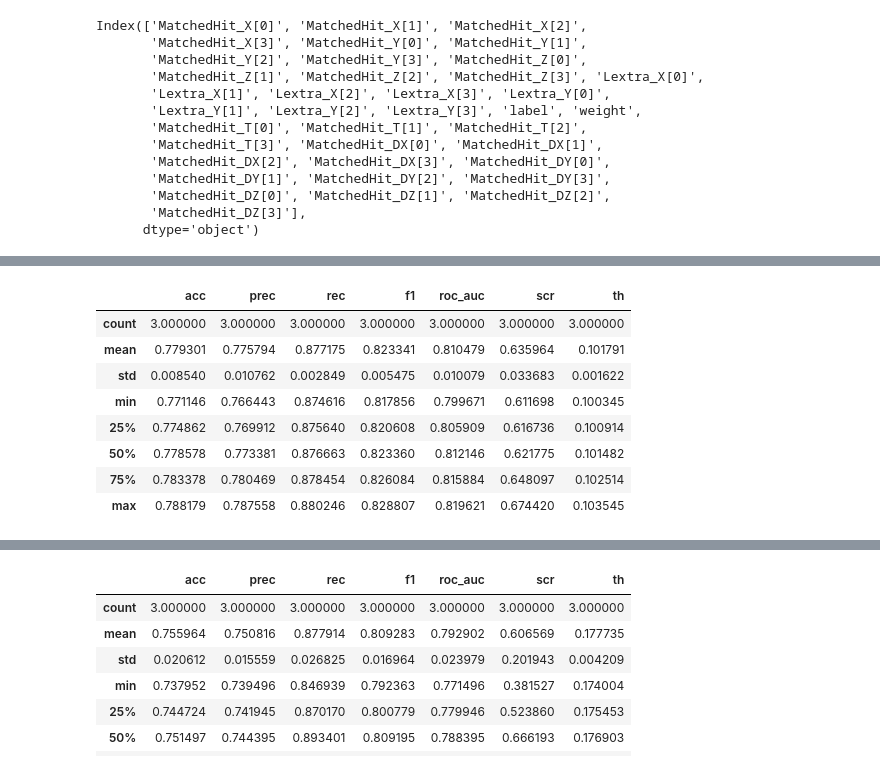
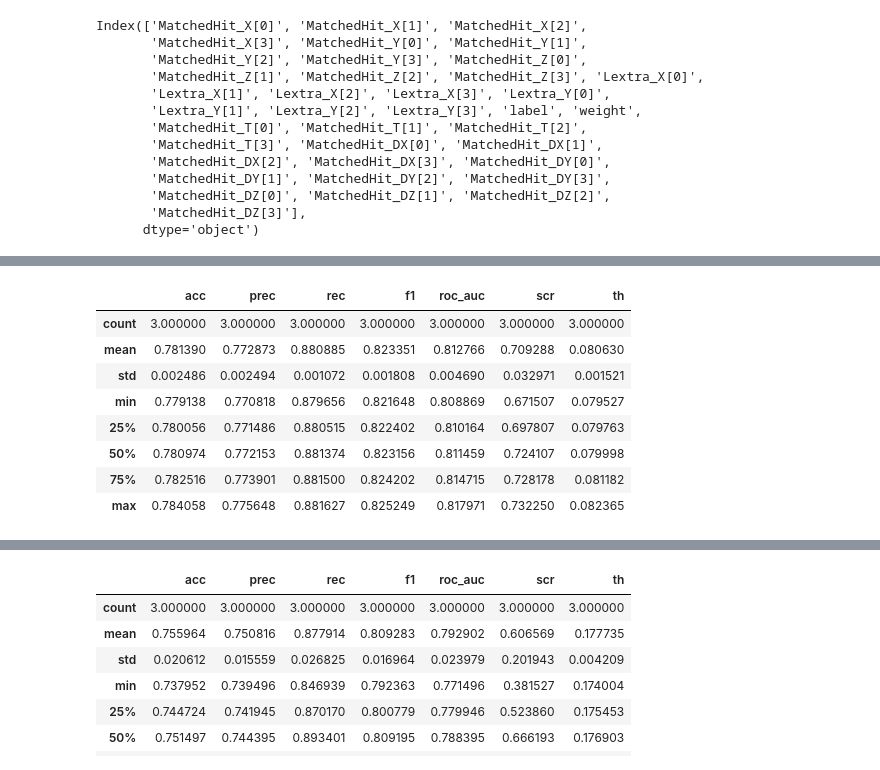
Before and after one commit to almaslov/idao2019, a Jupyter notebook: 09_foi.ipynb, the cells around one changed output, grey strips where cells are left out. Saved outputs shown, nothing was run; the diff lists cells and outputs as text; code cells hidden in the pictures.

```diff
--- a/09_foi.ipynb
+++ b/09_foi.ipynb
@@ -129,15 +129,12 @@ def create_pdfs(data):
         pdf, _ = np.histogram(dts[i], bins=bins)
         pdfs.append(pdf)
 
-    return pdfs, bins
+    cdfs = [np.cumsum(pdf) for pdf in pdfs]
 
-def create_cdfs(pdfs):
-    return [np.cumsum(pdf) for pdf in pdfs]
+    return cdfs, pdfs, bins
 
-# pdfs, bins = create_pdfs(dll_train)
-cdfs = create_cdfs(pdfs)
-# _pdfs = np.load('data/train_pdfs.pkl.npy')
-# _bins = np.load('data/train_bins.pkl.npy')
+# cdfs, pdfs, bins = create_pdfs(dll_train)
+cdfs, pdfs, bins = np.load('data/train_cdfs.pkl.npy'), np.load('data/train_pdfs.pkl.npy'), np.load('data/train_bins.pkl.npy')
 # %%
 cdfs
 # %% [output]
@@ -184,32 +164,46 @@ pdfs
 # %%
-def add_dll(data, features):
+def get_dll_main(data):
     def get_probs(pdf, x):
         indices = np.digitize(x, bins) - 1
         wbin = (bins[indices + 1] - bins[indices]) / (np.max(bins) - np.min(bins))
         prob = pdf[indices] / pdf.sum()
-        return prob #* wbin
+        return prob * wbin
 
     def get_dll(x):
         probs = [get_probs(pdf, x) for pdf in pdfs]
         DLL = np.log(probs[1]) - np.log(probs[0])
         return DLL
 
-    data[err_cols[1]] = get_dll(data.loc[:, err_cols[0]])
+    def get_probs_cdf(cdf, x):
+        indices = np.digitize(x, bins) - 1
+        wbin = (bins[indices + 1] - bins[0]) / (np.max(bins) - np.min(bins))
+        prob = cdf[indices] / cdf[-1]
+        return prob * wbin
+
+    def get_dll_cdf(x):
+        probs = [get_probs_cdf(cdf, x) for cdf in cdfs]
+        DLL = np.log(probs[1]) - np.log(probs[0])
+        return DLL
+
+    return get_dll_cdf(data)
+
+def add_dll(data, features):
+    data[err_cols[1]] = get_dll_main(data.loc[:, err_cols[0]])
     features += err_cols[1:2]
     return data
 
 df_scores, feature_importance = cross_validate(train, n_estimators=60, n_splits=3, n_rows=10000, transformer_cls=DataTransformer)
 display(df_scores.describe())
 # %% [output]
 |  | acc | prec | rec | f1 | roc_auc | scr | th |
 | count | 3.000000 | 3.000000 | 3.000000 | 3.000000 | 3.000000 | 3.000000 | 3.000000 |
-| mean | 0.779301 | 0.775794 | 0.877175 | 0.823341 | 0.810479 | 0.635964 | 0.101791 |
-| std | 0.008540 | 0.010762 | 0.002849 | 0.005475 | 0.010079 | 0.033683 | 0.001622 |
-| min | 0.771146 | 0.766443 | 0.874616 | 0.817856 | 0.799671 | 0.611698 | 0.100345 |
-| 25% | 0.774862 | 0.769912 | 0.875640 | 0.820608 | 0.805909 | 0.616736 | 0.100914 |
-| 50% | 0.778578 | 0.773381 | 0.876663 | 0.823360 | 0.812146 | 0.621775 | 0.101482 |
-| 75% | 0.783378 | 0.780469 | 0.878454 | 0.826084 | 0.815884 | 0.648097 | 0.102514 |
-| max | 0.788179 | 0.787558 | 0.880246 | 0.828807 | 0.819621 | 0.674420 | 0.103545 |
+| mean | 0.781390 | 0.772873 | 0.880885 | 0.823351 | 0.812766 | 0.709288 | 0.080630 |
+| std | 0.002486 | 0.002494 | 0.001072 | 0.001808 | 0.004690 | 0.032971 | 0.001521 |
+| min | 0.779138 | 0.770818 | 0.879656 | 0.821648 | 0.808869 | 0.671507 | 0.079527 |
+| 25% | 0.780056 | 0.771486 | 0.880515 | 0.822402 | 0.810164 | 0.697807 | 0.079763 |
+| 50% | 0.780974 | 0.772153 | 0.881374 | 0.823156 | 0.811459 | 0.724107 | 0.079998 |
+| 75% | 0.782516 | 0.773901 | 0.881500 | 0.824202 | 0.814715 | 0.728178 | 0.081182 |
+| max | 0.784058 | 0.775648 | 0.881627 | 0.825249 | 0.817971 | 0.732250 | 0.082365 |
 # %%
 import numpy as np
 from common import x_cols, y_cols, z_cols
```
Also changed, not shown: parts of 8 cells of this notebook, 1 other file.
